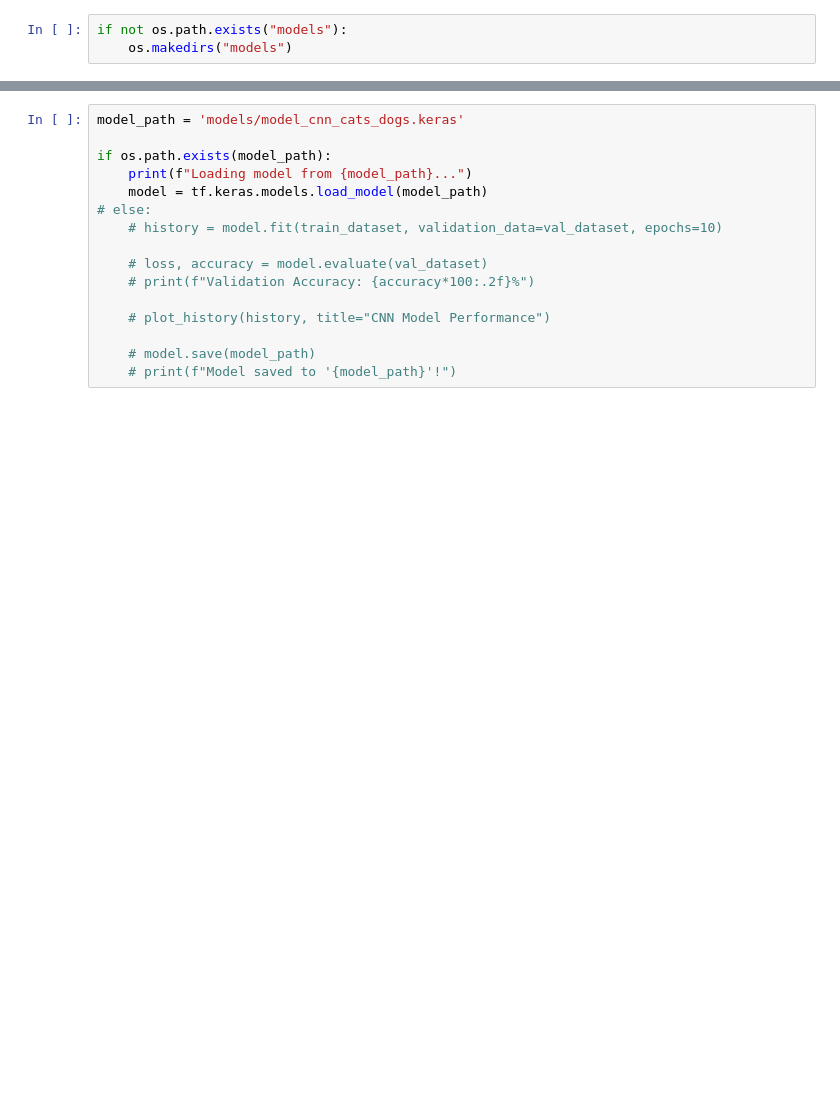
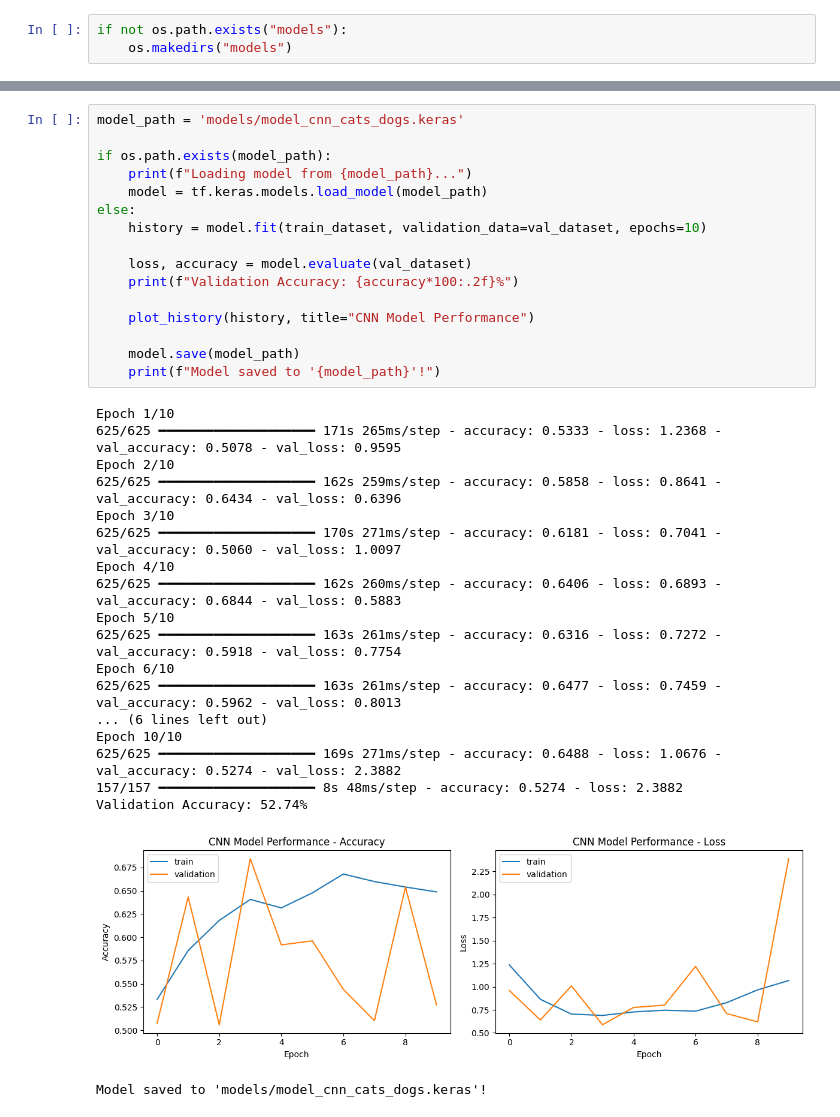
Before and after one commit to Grena30/Neural-Networks, a Jupyter notebook: notebooks/laboratory_work_2.ipynb, the cells around one changed output, grey strips where cells are left out. Cells and saved outputs as stored; diff of their text form; blank space fills up the shorter version.

```diff
--- a/notebooks/laboratory_work_2.ipynb
+++ b/notebooks/laboratory_work_2.ipynb
@@ -189,16 +246,36 @@ Model: "sequential_7"
 # %%
 model_path = 'models/model_cnn_cats_dogs.keras'
 
 if os.path.exists(model_path):
     print(f"Loading model from {model_path}...")
     model = tf.keras.models.load_model(model_path)
-# else:
-    # history = model.fit(train_dataset, validation_data=val_dataset, epochs=10)
+else:
+    history = model.fit(train_dataset, validation_data=val_dataset, epochs=10)
 
-    # loss, accuracy = model.evaluate(val_dataset)
-    # print(f"Validation Accuracy: {accuracy*100:.2f}%")
+    loss, accuracy = model.evaluate(val_dataset)
+    print(f"Validation Accuracy: {accuracy*100:.2f}%")
 
-    # plot_history(history, title="CNN Model Performance")
+    plot_history(history, title="CNN Model Performance")
 
-    # model.save(model_path)
-    # print(f"Model saved to '{model_path}'!")
+    model.save(model_path)
+    print(f"Model saved to '{model_path}'!")
+# %% [output]
+Epoch 1/10
+625/625 ━━━━━━━━━━━━━━━━━━━━ 171s 265ms/step - accuracy: 0.5333 - loss: 1.2368 - val_accuracy: 0.5078 - val_loss: 0.9595
+Epoch 2/10
+625/625 ━━━━━━━━━━━━━━━━━━━━ 162s 259ms/step - accuracy: 0.5858 - loss: 0.8641 - val_accuracy: 0.6434 - val_loss: 0.6396
+Epoch 3/10
+625/625 ━━━━━━━━━━━━━━━━━━━━ 170s 271ms/step - accuracy: 0.6181 - loss: 0.7041 - val_accuracy: 0.5060 - val_loss: 1.0097
+Epoch 4/10
+625/625 ━━━━━━━━━━━━━━━━━━━━ 162s 260ms/step - accuracy: 0.6406 - loss: 0.6893 - val_accuracy: 0.6844 - val_loss: 0.5883
+Epoch 5/10
+625/625 ━━━━━━━━━━━━━━━━━━━━ 163s 261ms/step - accuracy: 0.6316 - loss: 0.7272 - val_accuracy: 0.5918 - val_loss: 0.7754
+Epoch 6/10
+625/625 ━━━━━━━━━━━━━━━━━━━━ 163s 261ms/step - accuracy: 0.6477 - loss: 0.7459 - val_accuracy: 0.5962 - val_loss: 0.8013
+... (6 lines left out)
+Epoch 10/10
+625/625 ━━━━━━━━━━━━━━━━━━━━ 169s 271ms/step - accuracy: 0.6488 - loss: 1.0676 - val_accuracy: 0.5274 - val_loss: 2.3882
+157/157 ━━━━━━━━━━━━━━━━━━━━ 8s 48ms/step - accuracy: 0.5274 - loss: 2.3882
+Validation Accuracy: 52.74%
+[figure, added]
+Model saved to 'models/model_cnn_cats_dogs.keras'!
```
Also changed, not shown: parts of 14 cells of this notebook, 1 other file.
